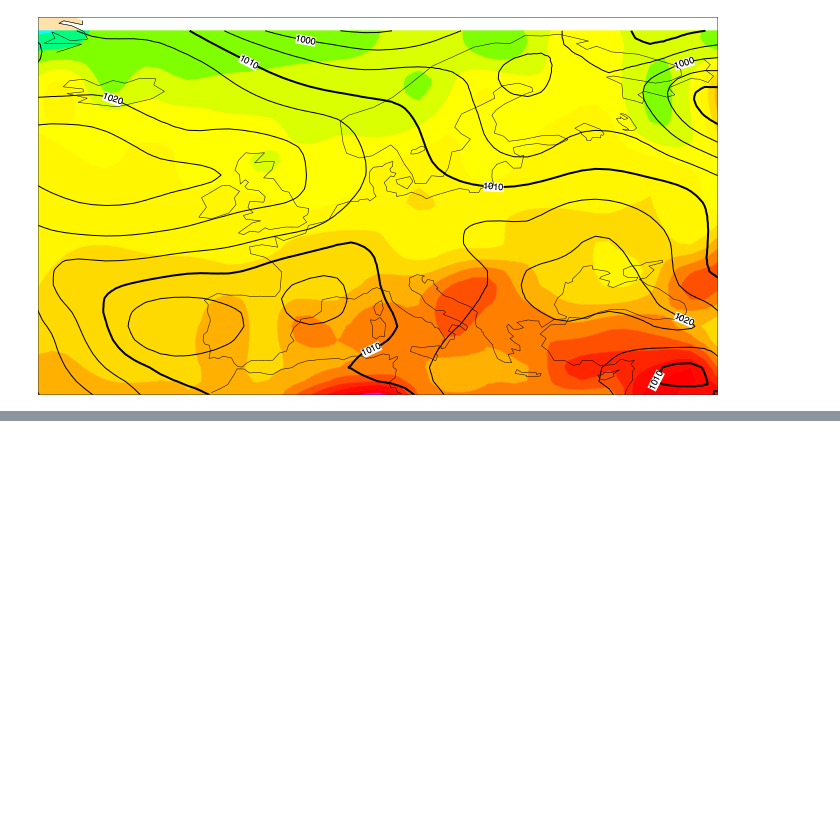
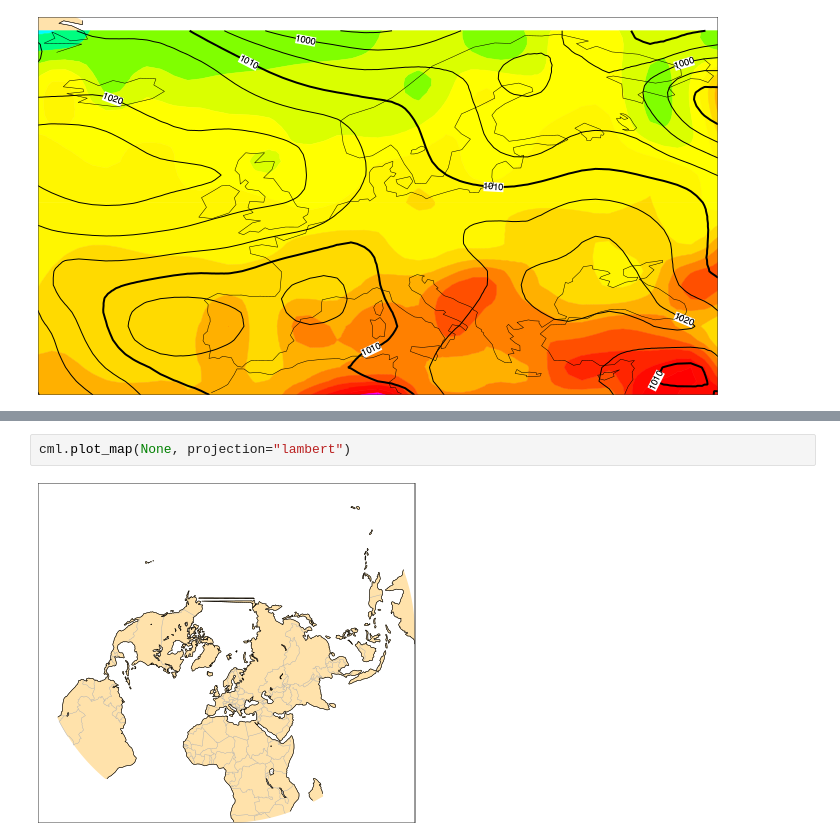
Before and after one commit to ecmwf/climetlab, a Jupyter notebook: docs/examples/11-more-plotting.ipynb, the cells around one changed output, grey strips where cells are left out. Drawn from its saved outputs; the diff is of its cells as text; blank space fills up the shorter version.

```diff
--- a/docs/examples/11-more-plotting.ipynb
+++ b/docs/examples/11-more-plotting.ipynb
@@ -37,0 +56,4 @@ p.show()
+# %%
+cml.plot_map(None, projection="lambert")
+# %% [output]
+[figure, added]
```
Also changed, not shown: parts of 6 cells of this notebook, 2 other files.
